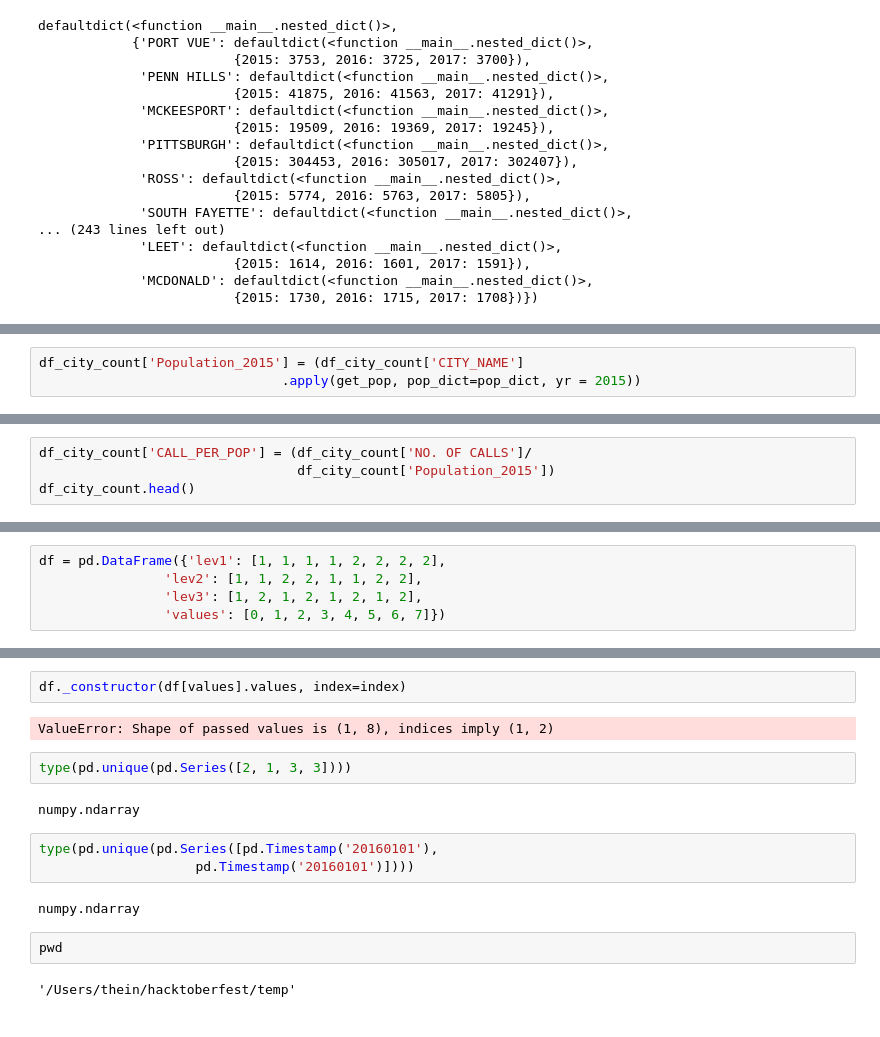
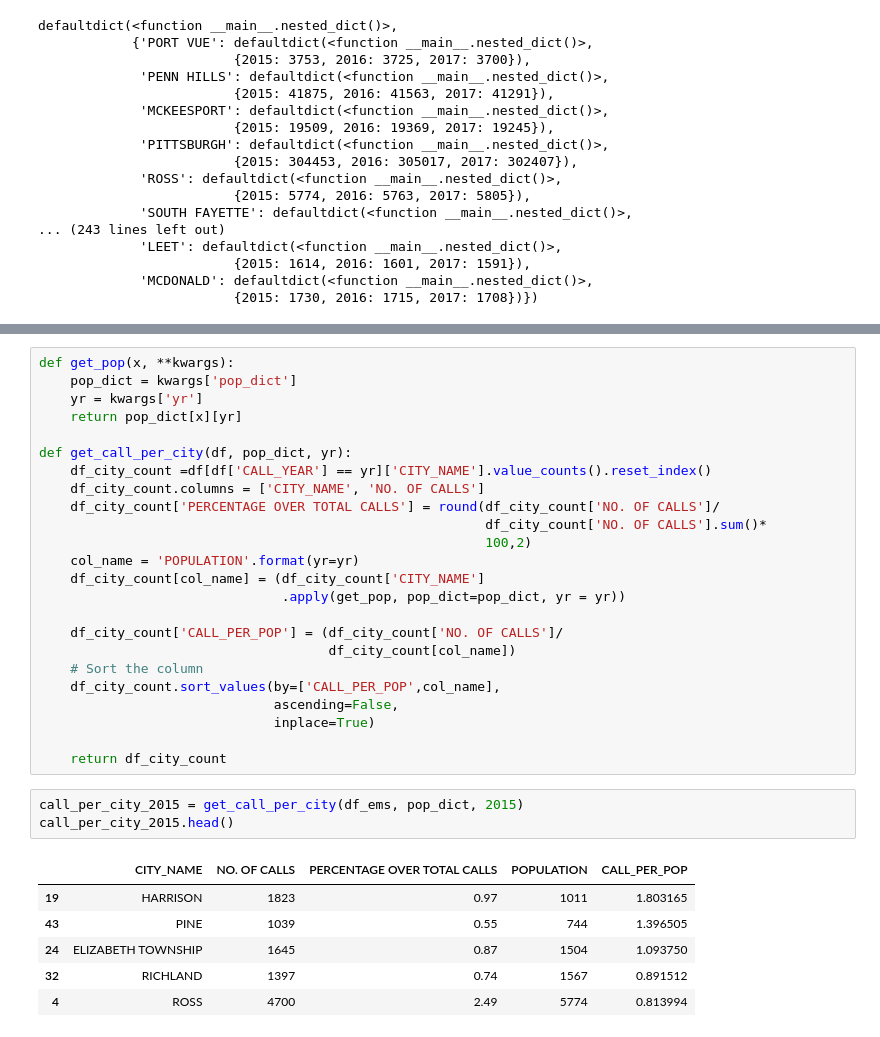
Before and after one commit to thoo/EMS-Dispatches-Pittsburgh, a Jupyter notebook: data_preprocessing.ipynb, the cells around one changed output, grey strips where cells are left out. Drawn from its saved outputs; the diff is of its cells as text.

Commit message:
update data_preprocessing notebook

```diff
--- a/data_preprocessing.ipynb
+++ b/data_preprocessing.ipynb
@@ -351,3 +322,0 @@ def get_pop(x, **kwargs):
-# %%
-df_city_count['Population_2015'] = (df_city_count['CITY_NAME']
-                               .apply(get_pop, pop_dict=pop_dict, yr = 2015))
@@ -364,4 +322,0 @@ df_city_count.head()
-# %%
-df_city_count['CALL_PER_POP'] = (df_city_count['NO. OF CALLS']/
-                                 df_city_count['Population_2015'])
-df_city_count.head()
@@ -429,5 +322,0 @@ temp['PERCENTAGE'].hist(cumulative=True, density=100, bins=50, ax = ax2)
-# %%
-df = pd.DataFrame({'lev1': [1, 1, 1, 1, 2, 2, 2, 2],
-                'lev2': [1, 1, 2, 2, 1, 1, 2, 2],
-                'lev3': [1, 2, 1, 2, 1, 2, 1, 2],
-                'values': [0, 1, 2, 3, 4, 5, 6, 7]})
@@ -467,17 +323,34 @@ values='values'
-# %%
-df._constructor(df[values].values, index=index)
-# %% [output]
-ValueError: Shape of passed values is (1, 8), indices imply (1, 2)
-# %%
-type(pd.unique(pd.Series([2, 1, 3, 3])))
-# %% [output]
-numpy.ndarray
-# %%
-type(pd.unique(pd.Series([pd.Timestamp('20160101'),
-                    pd.Timestamp('20160101')])))
-# %% [output]
-numpy.ndarray
-# %%
-pwd
-# %% [output]
-'/Users/thein/hacktoberfest/temp'
+# %%
+def get_pop(x, **kwargs):
+    pop_dict = kwargs['pop_dict']
+    yr = kwargs['yr']
+    return pop_dict[x][yr]
+
+def get_call_per_city(df, pop_dict, yr):
+    df_city_count =df[df['CALL_YEAR'] == yr]['CITY_NAME'].value_counts().reset_index()
+    df_city_count.columns = ['CITY_NAME', 'NO. OF CALLS']
+    df_city_count['PERCENTAGE OVER TOTAL CALLS'] = round(df_city_count['NO. OF CALLS']/
+                                                         df_city_count['NO. OF CALLS'].sum()*
+                                                         100,2)
+    col_name = 'POPULATION'.format(yr=yr)
+    df_city_count[col_name] = (df_city_count['CITY_NAME']
+                               .apply(get_pop, pop_dict=pop_dict, yr = yr))
+
+    df_city_count['CALL_PER_POP'] = (df_city_count['NO. OF CALLS']/
+                                     df_city_count[col_name])
+    # Sort the column
+    df_city_count.sort_values(by=['CALL_PER_POP',col_name],
+                              ascending=False,
+                              inplace=True)
+
+    return df_city_count
+# %%
+call_per_city_2015 = get_call_per_city(df_ems, pop_dict, 2015)
+call_per_city_2015.head()
+# %% [output]
+|  | CITY_NAME | NO. OF CALLS | PERCENTAGE OVER TOTAL CALLS | POPULATION | CALL_PER_POP |
+| 19 | HARRISON | 1823 | 0.97 | 1011 | 1.803165 |
+| 43 | PINE | 1039 | 0.55 | 744 | 1.396505 |
+| 24 | ELIZABETH TOWNSHIP | 1645 | 0.87 | 1504 | 1.093750 |
+| 32 | RICHLAND | 1397 | 0.74 | 1567 | 0.891512 |
+| 4 | ROSS | 4700 | 2.49 | 5774 | 0.813994 |
```
Also changed, not shown: parts of 36 cells of this notebook.
